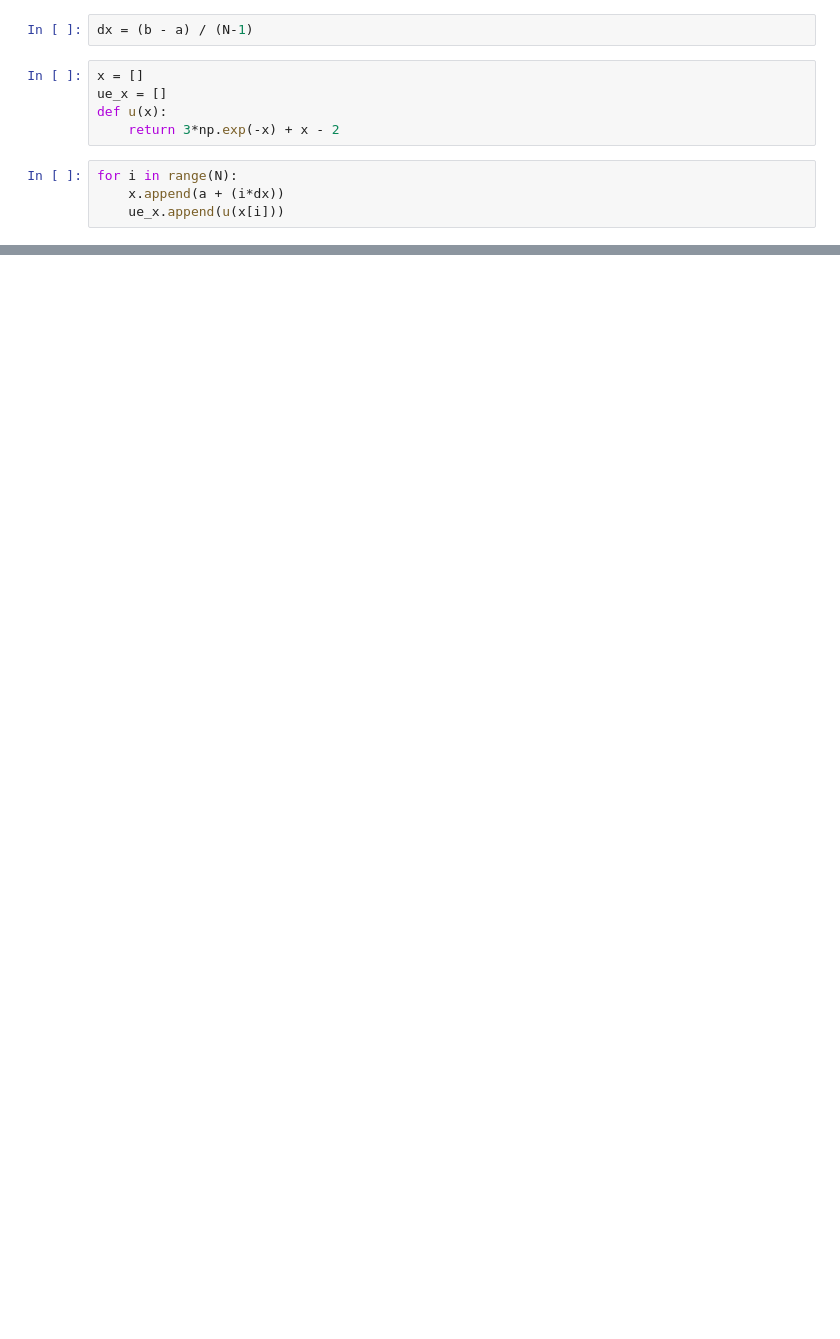
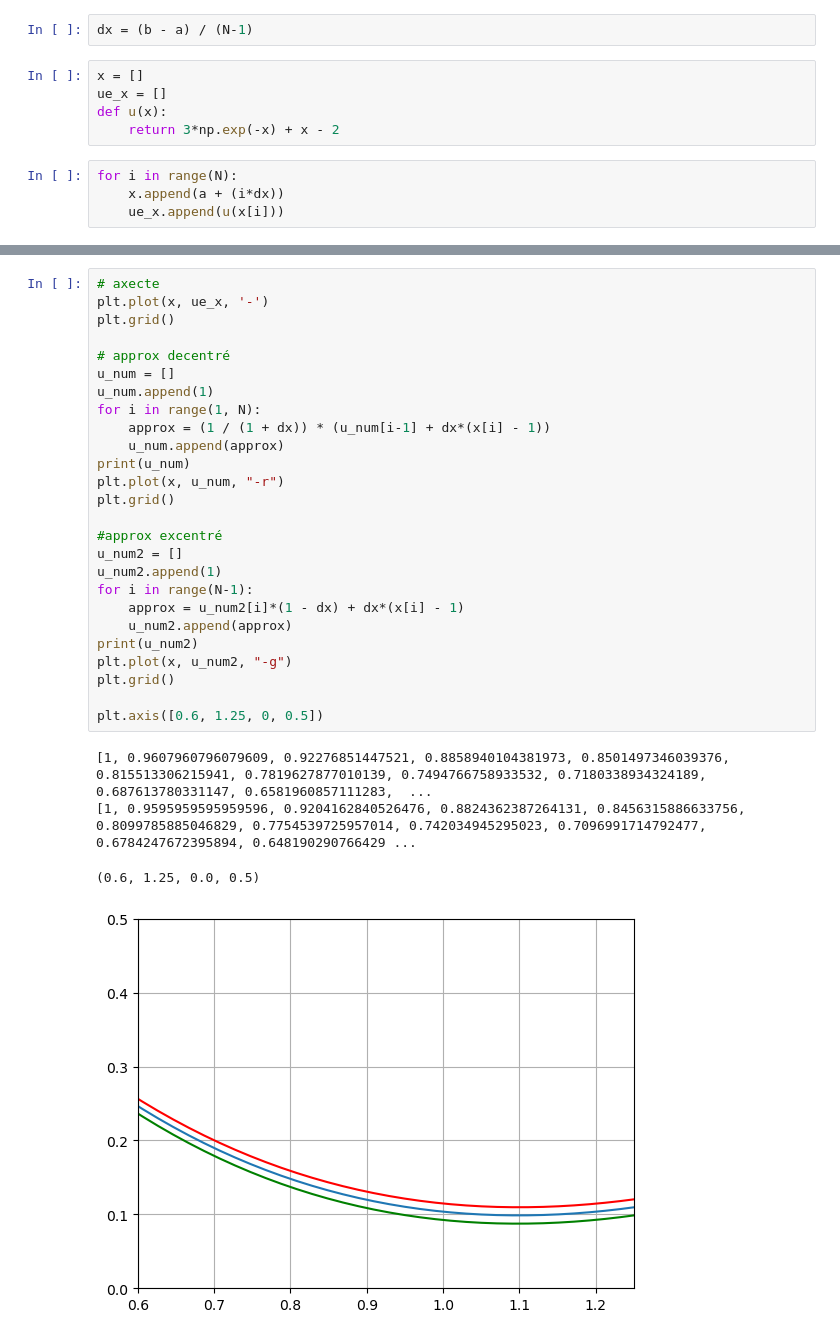
Before and after one commit to Genereux-akotenou/Simulation_And_Optimization, a Jupyter notebook: C-Modelisation_Prog_Lineaire/difference_fines.ipynb, the cells around one changed output, grey strips where cells are left out. Drawn from its saved outputs; the diff is of its cells as text; blank space fills up the shorter version.

```diff
--- a/C-Modelisation_Prog_Lineaire/difference_fines.ipynb
+++ b/C-Modelisation_Prog_Lineaire/difference_fines.ipynb
@@ -34 +39,32 @@ plt.grid()
+# %%
+# axecte
+plt.plot(x, ue_x, '-')
+plt.grid()
+
+# approx decentré
+u_num = []
+u_num.append(1)
+for i in range(1, N):
+    approx = (1 / (1 + dx)) * (u_num[i-1] + dx*(x[i] - 1))
+    u_num.append(approx)
+print(u_num)
+plt.plot(x, u_num, "-r")
+plt.grid()
+
+#approx excentré
+u_num2 = []
+u_num2.append(1)
+for i in range(N-1):
+    approx = u_num2[i]*(1 - dx) + dx*(x[i] - 1)
+    u_num2.append(approx)
+print(u_num2)
+plt.plot(x, u_num2, "-g")
+plt.grid()
+
+plt.axis([0.6, 1.25, 0, 0.5])
+# %% [output]
+[1, 0.9607960796079609, 0.92276851447521, 0.8858940104381973, 0.8501497346039376, 0.815513306215941, 0.7819627877010139, 0.7494766758933532, 0.7180338934324189, 0.687613780331147, 0.6581960857111283,  ...
+[1, 0.9595959595959596, 0.9204162840526476, 0.8824362387264131, 0.8456315886633756, 0.8099785885046829, 0.7754539725957014, 0.742034945295023, 0.7096991714792477, 0.6784247672395894, 0.648190290766429 ...
+(0.6, 1.25, 0.0, 0.5)
+[figure, added]
 # %% [markdown]
```
Also changed, not shown: parts of 7 cells of this notebook, 4 other files.
